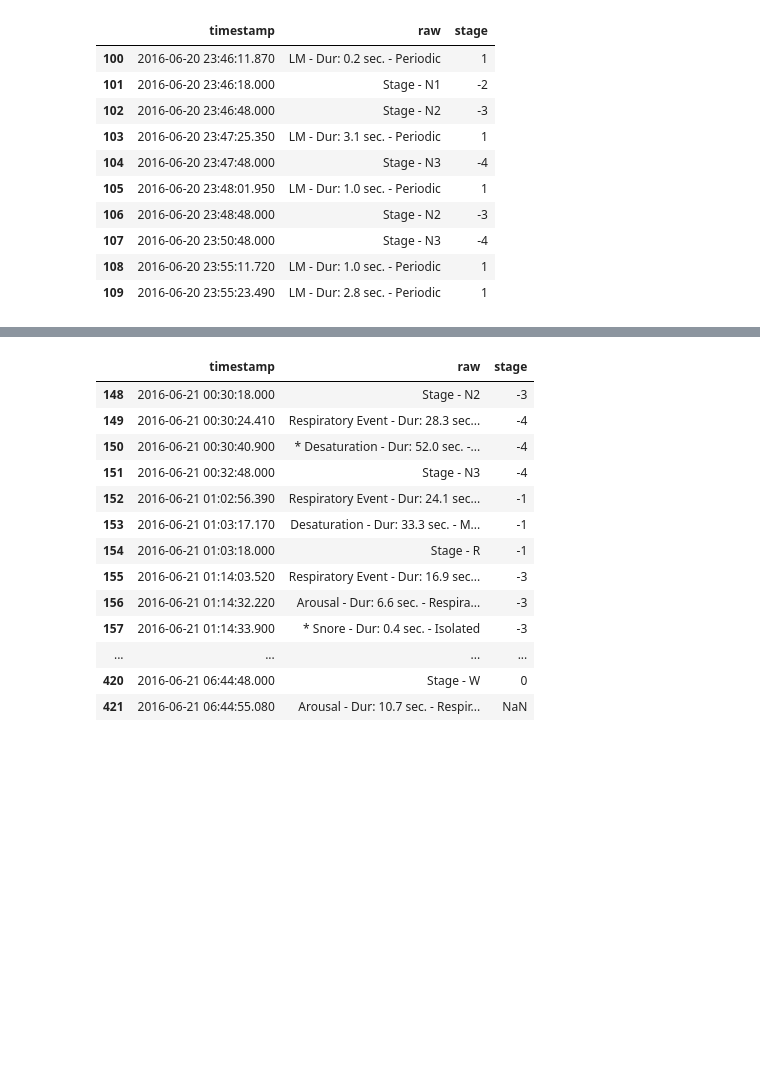
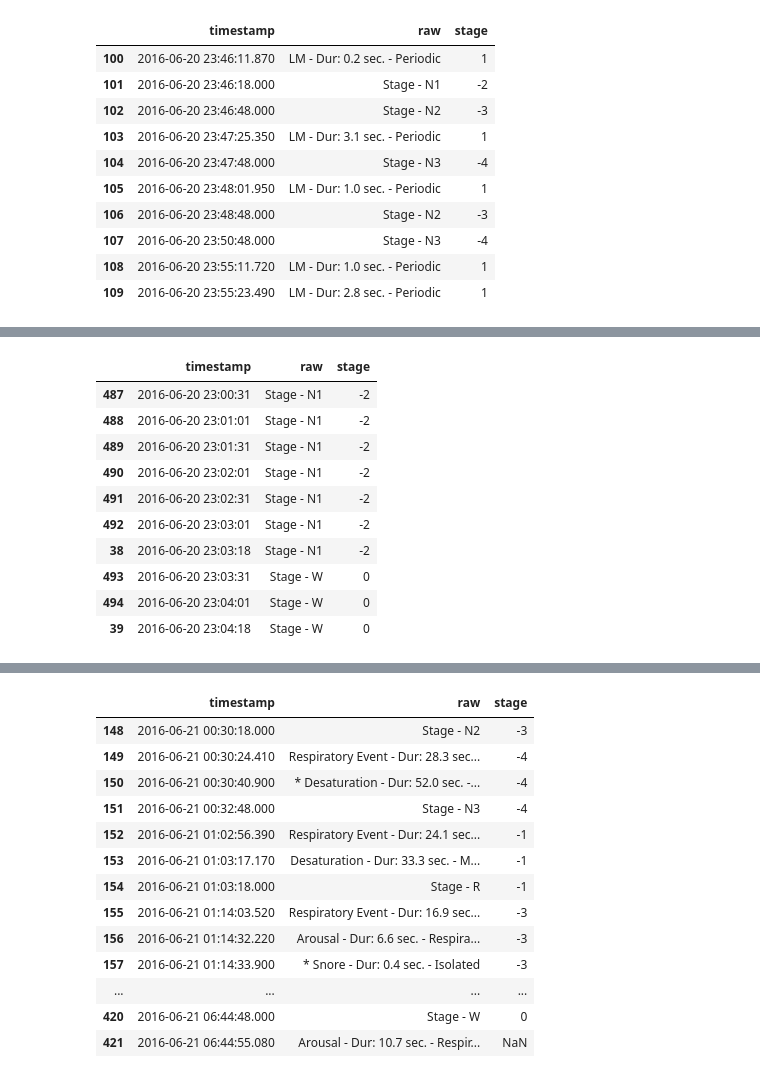
Before and after one commit to pawelngei/neuroon-notebook, a Jupyter notebook: NeuroOn.ipynb, the cells around one changed output, grey strips where cells are left out. Cells and saved outputs as stored; diff of their text form; code cells hidden in the pictures; blank space fills up the shorter version.

```diff
--- a/NeuroOn.ipynb
+++ b/NeuroOn.ipynb
@@ -408,3 +421,18 @@ psg_stages[100:110]
+# %%
+psg_stages = psg_stages.fillna(method='backfill')
+psg_stages[100:110]
+# %% [output]
+|  | timestamp | raw | stage |
+| 487 | 2016-06-20 23:00:31 | Stage - N1 | -2 |
+| 488 | 2016-06-20 23:01:01 | Stage - N1 | -2 |
+| 489 | 2016-06-20 23:01:31 | Stage - N1 | -2 |
+| 490 | 2016-06-20 23:02:01 | Stage - N1 | -2 |
+| 491 | 2016-06-20 23:02:31 | Stage - N1 | -2 |
+| 492 | 2016-06-20 23:03:01 | Stage - N1 | -2 |
+| 38 | 2016-06-20 23:03:18 | Stage - N1 | -2 |
+| 493 | 2016-06-20 23:03:31 | Stage - W | 0 |
+| 494 | 2016-06-20 23:04:01 | Stage - W | 0 |
+| 39 | 2016-06-20 23:04:18 | Stage - W | 0 |
 # %%
 pp.plot(psg_stages['timestamp'], psg_stages['stage'])
 pp.ylim(-5, 1)
```
Also changed, not shown: parts of 5 cells of this notebook.
